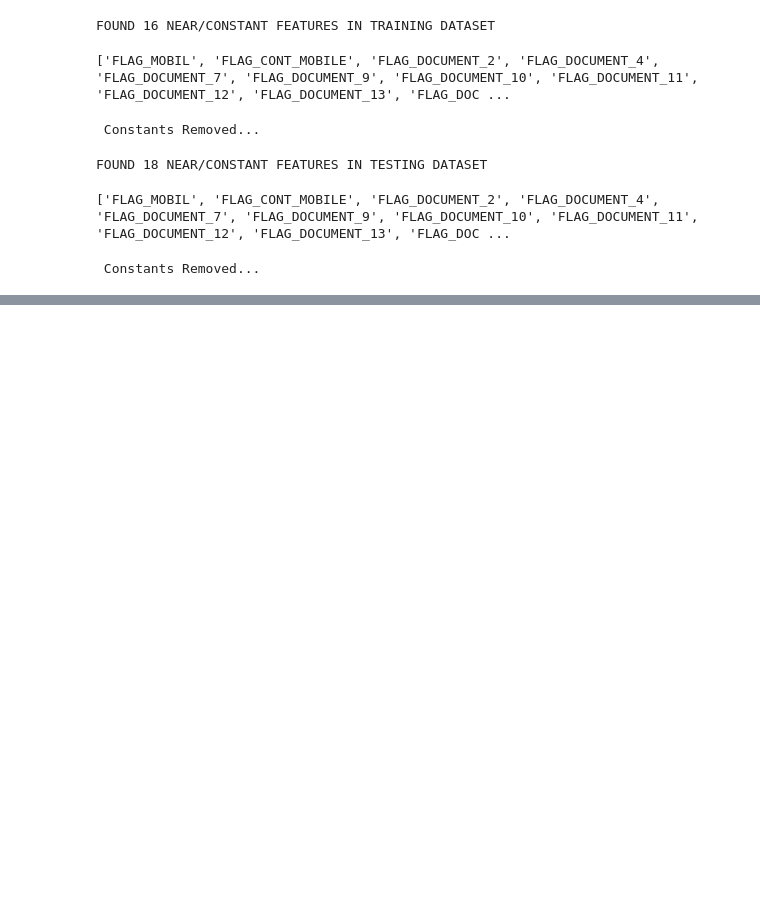
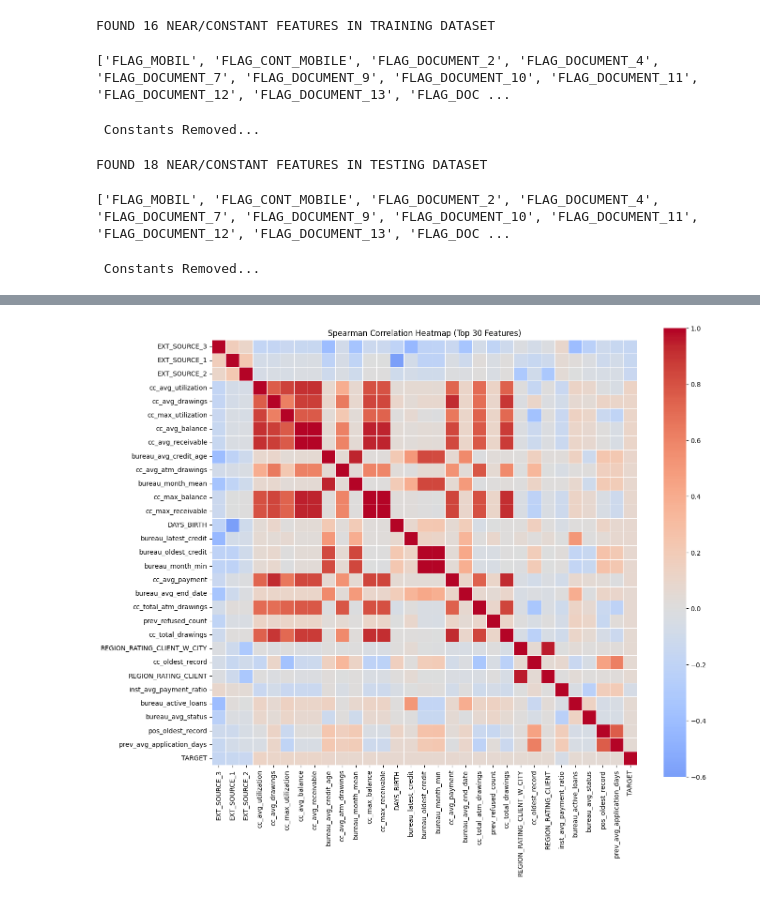
Before and after one commit to Yuvaraj-Dey-2006/House-Credit-Prediction, a Jupyter notebook: EDA/home-credit-EDA.ipynb, the cells around one changed output, grey strips where cells are left out. Saved outputs shown, nothing was run; the diff lists cells and outputs as text; code cells hidden in the pictures; blank space fills up the shorter version.

```diff
--- a/EDA/home-credit-EDA.ipynb
+++ b/EDA/home-credit-EDA.ipynb
@@ -362,0 +407,32 @@ FOUND 18 NEAR/CONSTANT FEATURES IN TESTING DATASET
+# %%
+numeric_cols = train_df.select_dtypes(include="number").drop(columns="TARGET").columns
+
+corr_target = (
+    train_df[numeric_cols]
+    .corrwith(train_df["TARGET"], method="spearman")
+    .sort_values(key=abs, ascending=False)
+)
+top_corr_features = corr_target.head(30).index.to_list()
+
+# Include TARGET in the heatmap
+heatmap_cols = top_corr_features + ["TARGET"]
+
+
+
+corr_matrix = train_df[heatmap_cols].corr(method="spearman")
+
+plt.figure(figsize=(14, 12))
+
+sns.heatmap(
+    corr_matrix,
+    cmap="coolwarm",
+    center=0,
+    square=True,
+    annot=False,
+    linewidths=0.5
+)
+
+plt.title("Spearman Correlation Heatmap (Top 30 Features)")
+plt.tight_layout()
+# %% [output]
+[figure, added]
```
Also changed, not shown: parts of 2 cells of this notebook.
